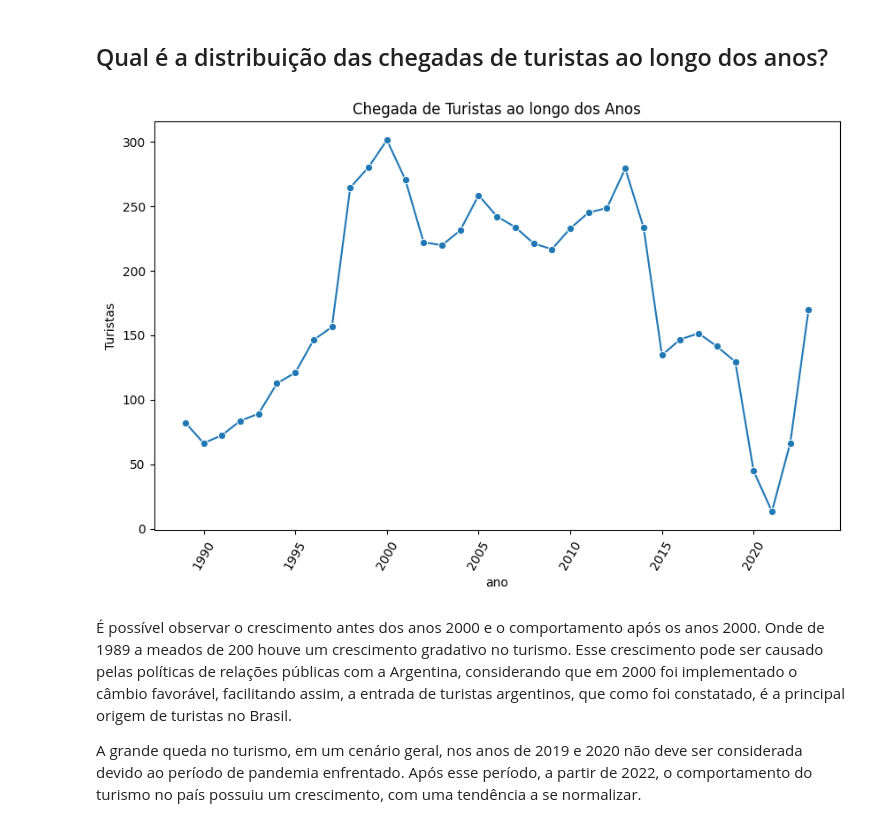
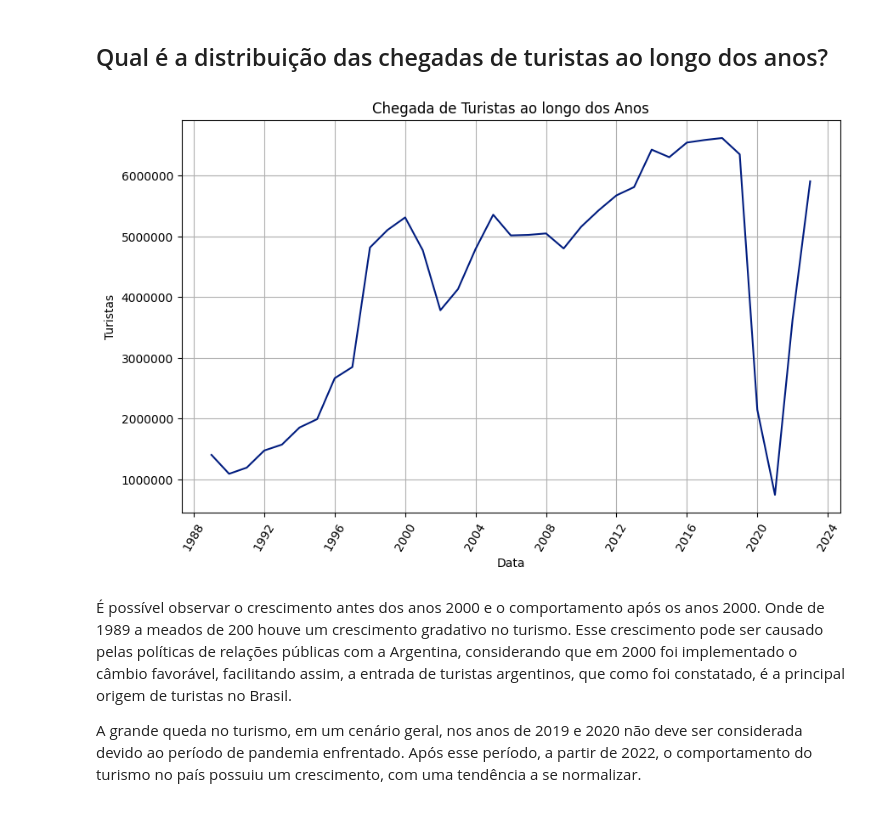
Before and after one commit to MatheusSantos3/Analise_Imigracao_Brasil, a Jupyter notebook: Análise_Turismo_Brasil.ipynb, the cells around one changed output. Saved outputs shown, nothing was run; the diff lists cells and outputs as text; code cells hidden in the pictures.

```diff
--- a/Análise_Turismo_Brasil.ipynb
+++ b/Análise_Turismo_Brasil.ipynb
@@ -382,13 +388,14 @@ Observando os continentes, constata-se que a América do Sul é o principal cont
 # %%
 plt.figure(figsize=(10,6))
 plt.ticklabel_format(style='plain', axis='y')
-sns.lineplot(data = df, x= 'ano', y= 'Chegadas', marker='o', errorbar=None)
+sns.lineplot(data = df_agrup, x= 'Data', y= 'Chegadas', errorbar=None)
+plt.grid(True)
 plt.title('Chegada de Turistas ao longo dos Anos')
 plt.ylabel('Turistas')
 plt.xticks(rotation=60)
 plt.show()
 # %% [output]
-[figure, old version]
+[figure, new version]
 # %% [markdown]
 É possível observar o crescimento antes dos anos 2000 e o comportamento após os anos 2000. Onde de 1989 a meados de 200 houve um crescimento gradativo no turismo. Esse crescimento pode ser causado pelas políticas de relações públicas com a Argentina, considerando que em 2000 foi implementado o câmbio favorável, facilitando assim, a entrada de turistas argentinos, que como foi constatado, é a principal origem de turistas no Brasil.
 
```
Also changed, not shown: parts of 20 cells of this notebook.
